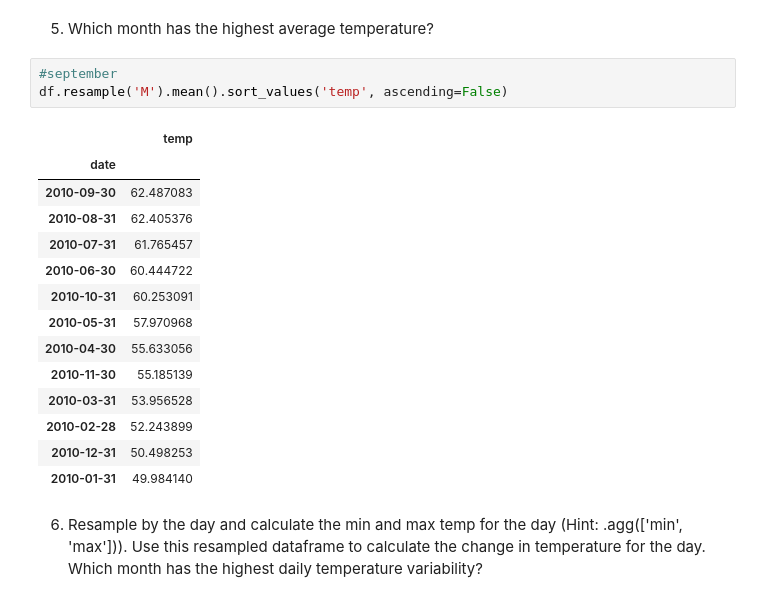
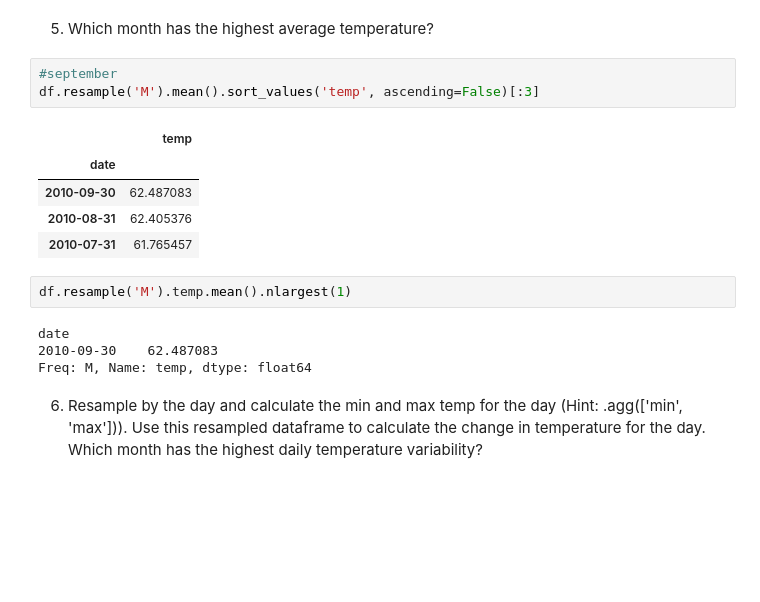
Before and after one commit to stephenfitzsimon/time-series-exercises, a Jupyter notebook: working_with_ts_data_exs.ipynb, the cells around one changed output. Drawn from its saved outputs; the diff is of its cells as text; blank space fills up the shorter version.

```diff
--- a/working_with_ts_data_exs.ipynb
+++ b/working_with_ts_data_exs.ipynb
@@ -104,22 +101,19 @@ df.resample('M').mean().sort_values('temp')
 5. Which month has the highest average temperature?
 # %%
 #september
-df.resample('M').mean().sort_values('temp', ascending=False)
+df.resample('M').mean().sort_values('temp', ascending=False)[:3]
 # %% [output]
 |  | temp |
 | date |  |
 | 2010-09-30 | 62.487083 |
 | 2010-08-31 | 62.405376 |
 | 2010-07-31 | 61.765457 |
-| 2010-06-30 | 60.444722 |
-| 2010-10-31 | 60.253091 |
-| 2010-05-31 | 57.970968 |
-| 2010-04-30 | 55.633056 |
-| 2010-11-30 | 55.185139 |
-| 2010-03-31 | 53.956528 |
-| 2010-02-28 | 52.243899 |
-| 2010-12-31 | 50.498253 |
-| 2010-01-31 | 49.984140 |
+# %%
+df.resample('M').temp.mean().nlargest(1)
+# %% [output]
+date
+2010-09-30    62.487083
+Freq: M, Name: temp, dtype: float64
 # %% [markdown]
 6. Resample by the day and calculate the min and max temp for the day (Hint: .agg(['min', 'max'])). Use this resampled dataframe to calculate the change in temperature for the day. Which month has the highest daily temperature variability?
 # %%
```
Also changed, not shown: parts of 27 cells of this notebook, 1 other file.
